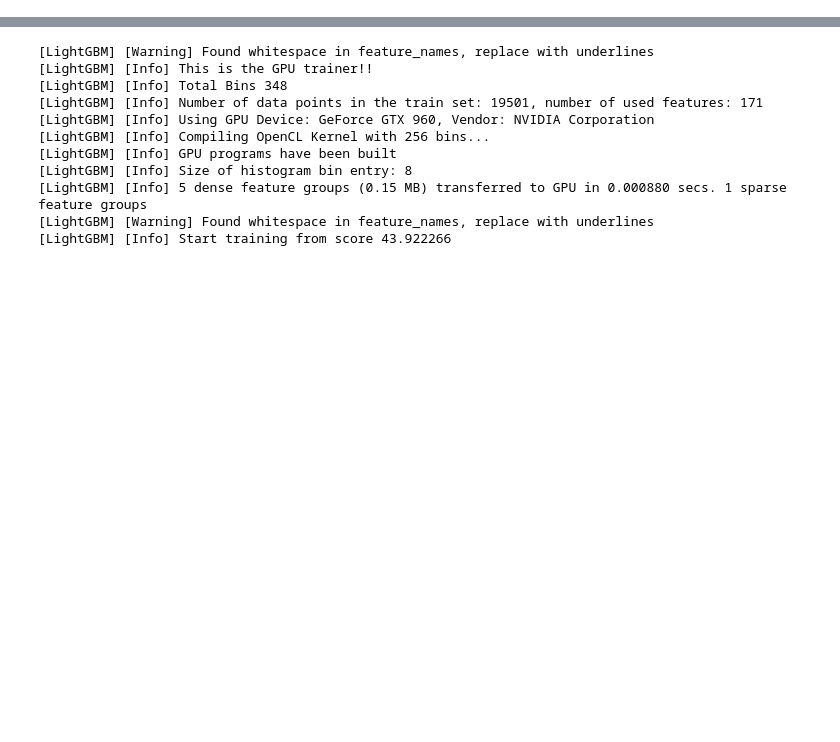
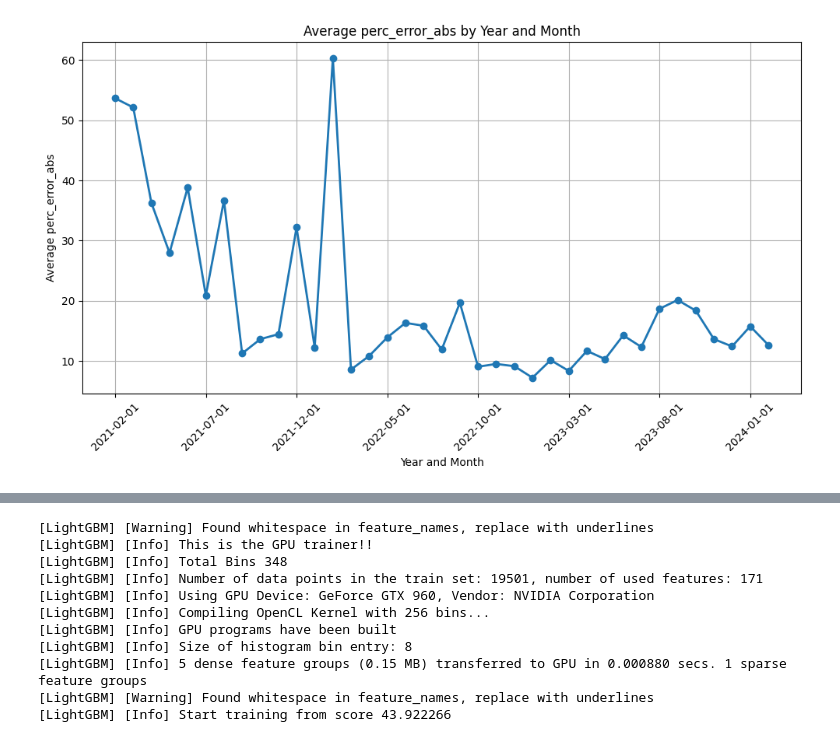
Before and after one commit to ennriqe/Predict-CryptoPunks-Price, a Jupyter notebook: cryptopunks.ipynb, the cells around one changed output, grey strips where cells are left out. Saved outputs shown, nothing was run; the diff lists cells and outputs as text; code cells hidden in the pictures; blank space fills up the shorter version.

```diff
--- a/cryptopunks.ipynb
+++ b/cryptopunks.ipynb
@@ -206,3 +331,26 @@ X_test[['y_test', 'y_pred_gb_lgb']]
+# %%
+
+def dummies_to_block_month(df_dummies):
+    block_month_series = df_dummies.idxmax(axis=1)
+    block_month_series = block_month_series.str.replace('block_month_', '')
+    return block_month_series
+
+# Filter the DataFrame to include only the dummy columns for block_month
+df_dummies = X_test.filter(like='block_month_')
+X_test['block_month'] = dummies_to_block_month(df_dummies)
+plt.figure(figsize=(10, 6))  # Set the figure size for better readability
+X_test.groupby('block_month').mean()['perc_error_abs'].plot(kind='line', marker='o', linestyle='-', linewidth=2, markersize=6)
+
+plt.title('Average perc_error_abs by Year and Month')  # Title of the plot
+plt.xlabel('Year and Month')  # X-axis label
+plt.ylabel('Average perc_error_abs')  # Y-axis label
+plt.grid(True)  # Show grid
+plt.xticks(rotation=45)  # Rotate x-axis labels for better readability
+plt.tight_layout()  # Adjust layout to make room for the rotated x-axis labels
+
+plt.show()
+# %% [output]
+[figure, added]
 # %%
 # Get feature importance
 importance = bst.feature_importance()
```
Also changed, not shown: parts of 9 cells of this notebook.
